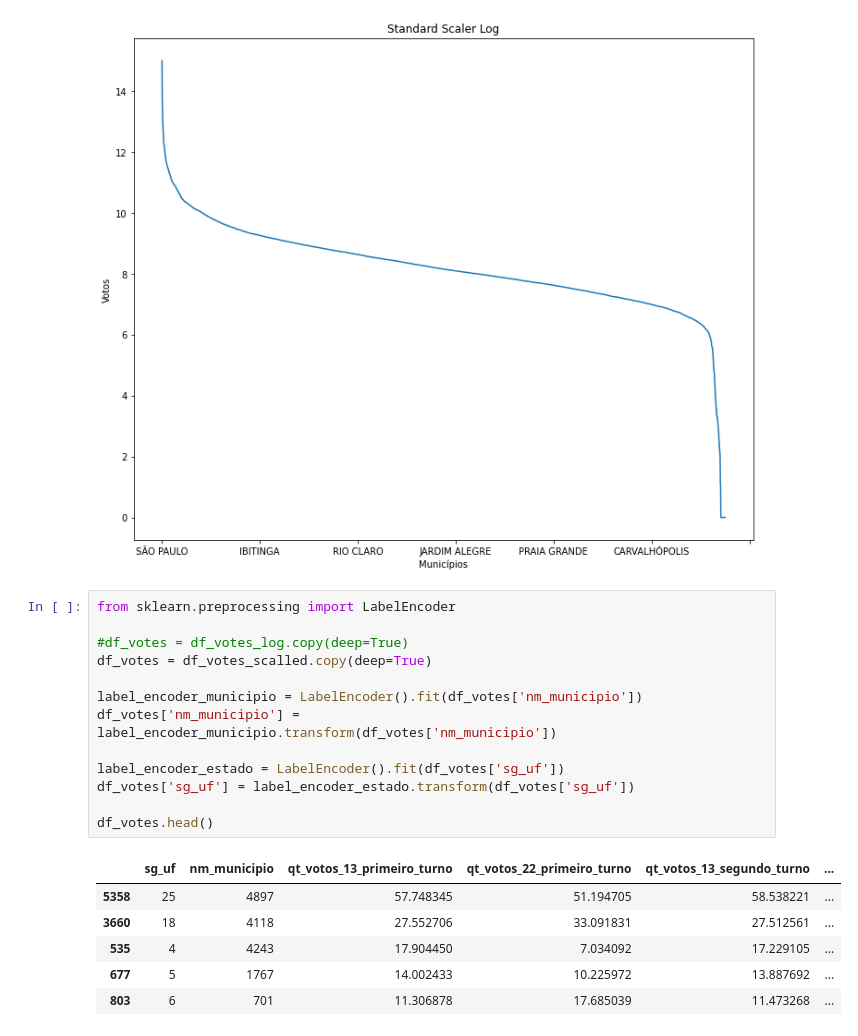
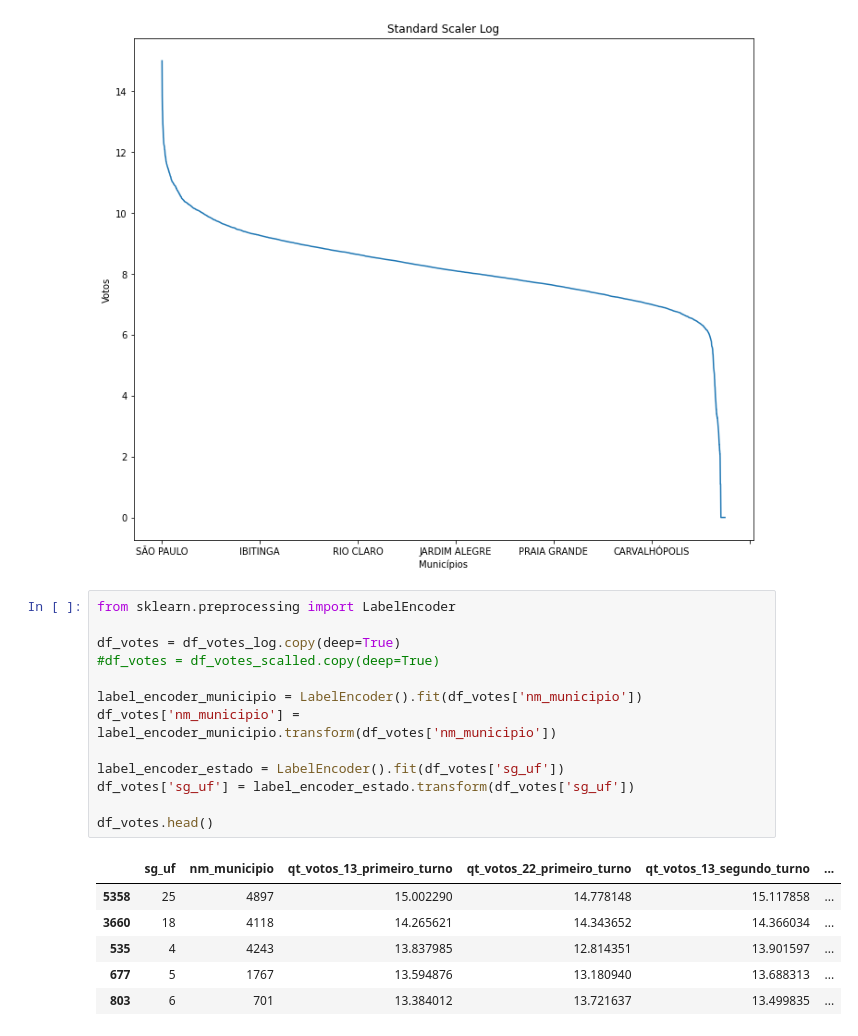
Before and after one commit to felipe-bonato/ciencia-de-dados-eleicoes, a Jupyter notebook: main.ipynb, the cells around one changed output. Saved outputs shown, nothing was run; the diff lists cells and outputs as text.

```diff
--- a/main.ipynb
+++ b/main.ipynb
@@ -278,23 +277,23 @@ df_votes_log.plot(
 # %%
 from sklearn.preprocessing import LabelEncoder
 
-#df_votes = df_votes_log.copy(deep=True)
-df_votes = df_votes_scalled.copy(deep=True)
+df_votes = df_votes_log.copy(deep=True)
+#df_votes = df_votes_scalled.copy(deep=True)
 
 label_encoder_municipio = LabelEncoder().fit(df_votes['nm_municipio'])
 df_votes['nm_municipio'] = label_encoder_municipio.transform(df_votes['nm_municipio'])
 
 label_encoder_estado = LabelEncoder().fit(df_votes['sg_uf'])
 df_votes['sg_uf'] = label_encoder_estado.transform(df_votes['sg_uf'])
 
 df_votes.head()
 # %% [output]
 |  | sg_uf | nm_municipio | qt_votos_13_primeiro_turno | qt_votos_22_primeiro_turno | qt_votos_13_segundo_turno | ... |
-| 5358 | 25 | 4897 | 57.748345 | 51.194705 | 58.538221 | ... |
-| 3660 | 18 | 4118 | 27.552706 | 33.091831 | 27.512561 | ... |
-| 535 | 4 | 4243 | 17.904450 | 7.034092 | 17.229105 | ... |
-| 677 | 5 | 1767 | 14.002433 | 10.225972 | 13.887692 | ... |
-| 803 | 6 | 701 | 11.306878 | 17.685039 | 11.473268 | ... |
+| 5358 | 25 | 4897 | 15.002290 | 14.778148 | 15.117858 | ... |
+| 3660 | 18 | 4118 | 14.265621 | 14.343652 | 14.366034 | ... |
+| 535 | 4 | 4243 | 13.837985 | 12.814351 | 13.901597 | ... |
+| 677 | 5 | 1767 | 13.594876 | 13.180940 | 13.688313 | ... |
+| 803 | 6 | 701 | 13.384012 | 13.721637 | 13.499835 | ... |
 # %%
 # https://scikit-learn.org/stable/_static/ml_map.png
 
```
Also changed, not shown: parts of 7 cells of this notebook.
